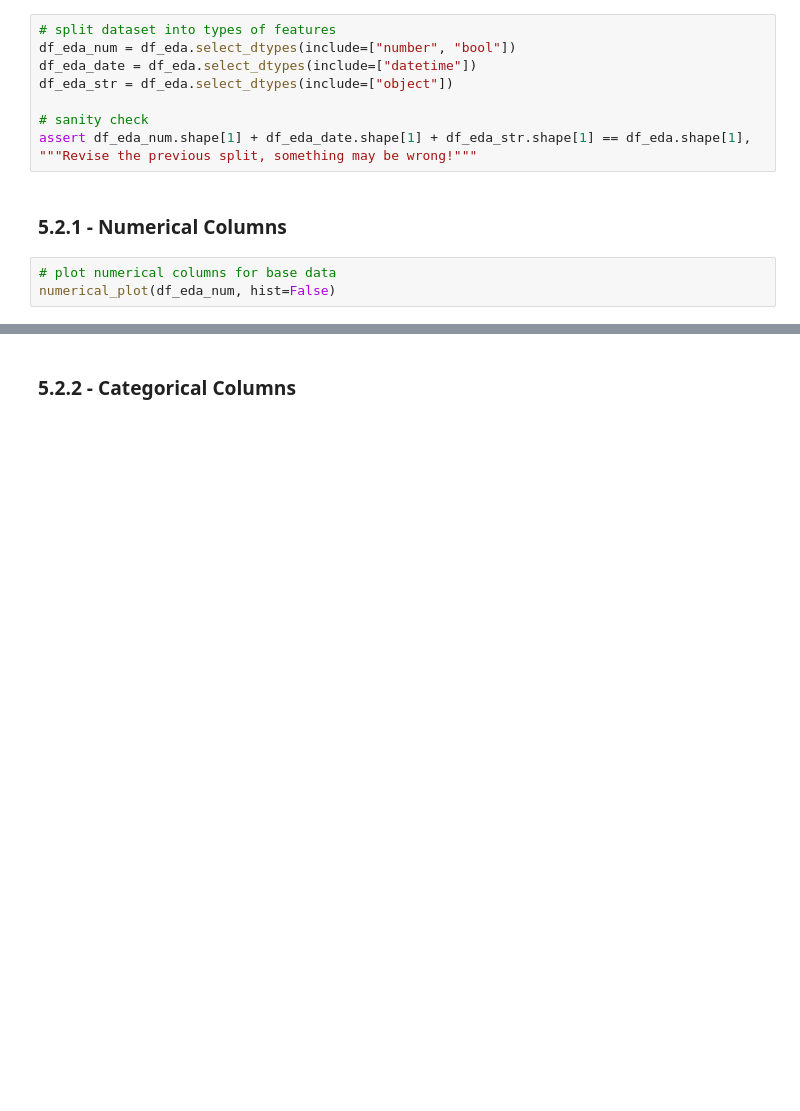
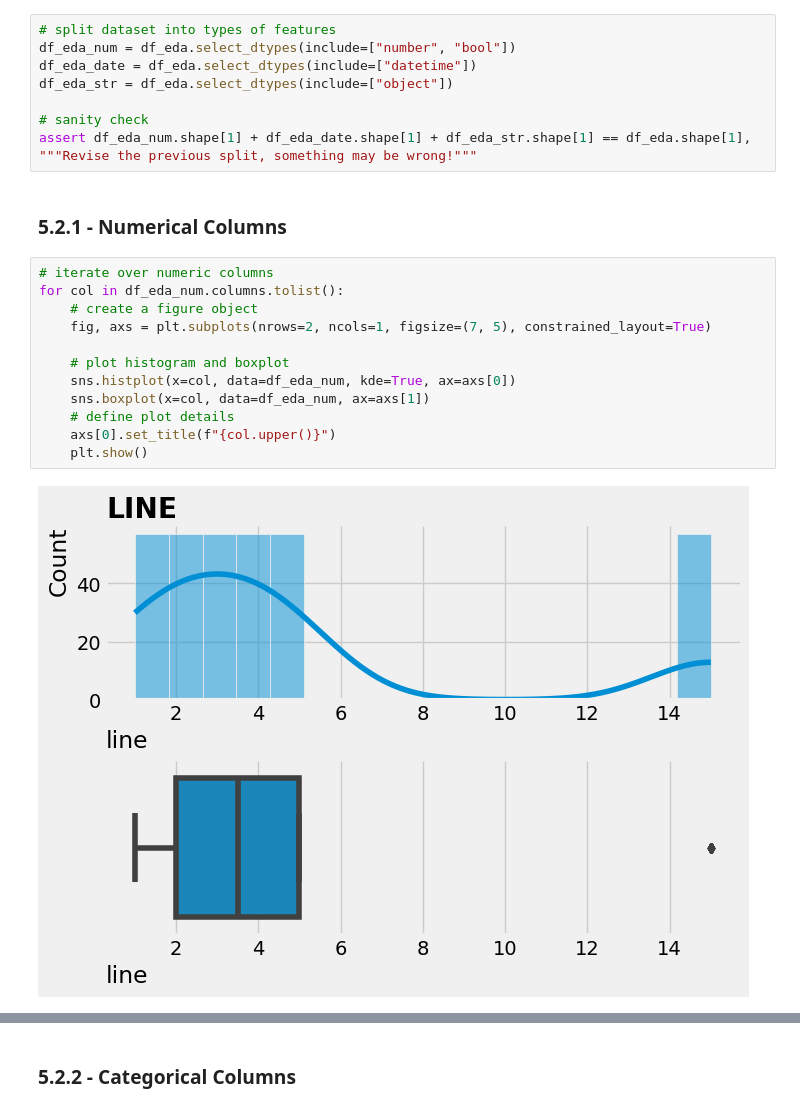
Before and after one commit to OmdenaAI/sao-paulo-chapter-passenger-demand, a Jupyter notebook: src/tasks/task_3_model_training_validation/0.0_gustavo-cunha_first_iteration.ipynb, the cells around one changed output, grey strips where cells are left out. Saved outputs shown, nothing was run; the diff lists cells and outputs as text; blank space fills up the shorter version.

```diff
--- a/src/tasks/task_3_model_training_validation/0.0_gustavo-cunha_first_iteration.ipynb
+++ b/src/tasks/task_3_model_training_validation/0.0_gustavo-cunha_first_iteration.ipynb
@@ -538,6 +538,17 @@ df_eda_str = df_eda.select_dtypes(include=["object"])
 assert df_eda_num.shape[1] + df_eda_date.shape[1] + df_eda_str.shape[1] == df_eda.shape[1], """Revise the previous split, something may be wrong!"""
 # %% [markdown]
 ### 5.2.1 - Numerical Columns
-# %%
-# plot numerical columns for base data
-numerical_plot(df_eda_num, hist=False)
+# %%
+# iterate over numeric columns
+for col in df_eda_num.columns.tolist():
+    # create a figure object
+    fig, axs = plt.subplots(nrows=2, ncols=1, figsize=(7, 5), constrained_layout=True)
+
+    # plot histogram and boxplot
+    sns.histplot(x=col, data=df_eda_num, kde=True, ax=axs[0])
+    sns.boxplot(x=col, data=df_eda_num, ax=axs[1])
+    # define plot details
+    axs[0].set_title(f"{col.upper()}")
+    plt.show()
+# %% [output]
+[figure, added]
```
Also changed, not shown: parts of 43 cells of this notebook.
